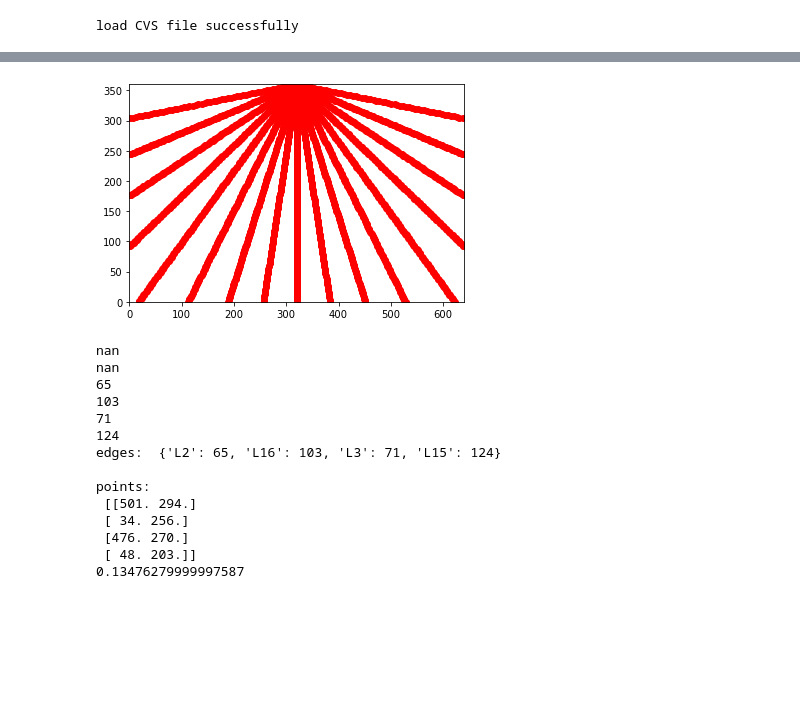
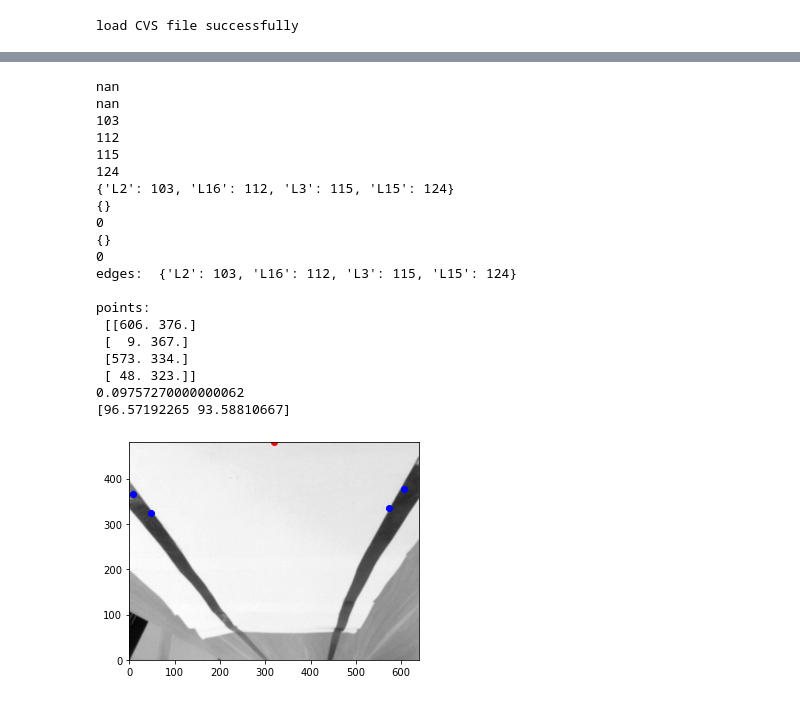
Before and after one commit to ChheangL/carCode, a Jupyter notebook: Demo.ipynb, the cells around one changed output, grey strips where cells are left out. Drawn from its saved outputs; the diff is of its cells as text; code cells hidden in the pictures; blank space fills up the shorter version.

```diff
--- a/Demo.ipynb
+++ b/Demo.ipynb
@@ -36,28 +49,44 @@ print(frame1.lines_frame['L1'][0])
 # %%
-plt.axis([0.0,640,0.0,360])
+plt.axis([0.0,640,0.0,480])
 for key in frame1.lines_frame.keys():
     plt.plot(frame1.lines_frame[key][:,0],frame1.lines_frame[key][:,1],'ro')
-# %% [output]
-[figure, removed]
-# %%
-starttime = ti.default_timer()
-angle = retrieve_angle(61,5,img,frame1)
-print(ti.default_timer()-starttime)
-# %% [output]
-nan
-nan
-65
-103
-71
-124
-edges:  {'L2': 65, 'L16': 103, 'L3': 71, 'L15': 124}
-
-points:
- [[501. 294.]
- [ 34. 256.]
- [476. 270.]
- [ 48. 203.]]
-0.13476279999997587
+# %%
+img = Image.open('img1.jpg')
+img = ImageOps.grayscale(img)
+img = img.filter(ImageFilter.GaussianBlur(1))
+starttime = ti.default_timer()
+angle = retrieve_angle(100,3,img,frame1)
+print(ti.default_timer()-starttime)
+print(angle[2])
+points = angle[0]
+plt.axis([0.0,640,0.0,480])
+gray()
+imshow(img)
+plt.plot(640/2,480,'ro')
+plt.plot(points[:,0],points[:,1],'bo')
+show()
+# %% [output]
+nan
+nan
+103
+112
+115
+124
+{'L2': 103, 'L16': 112, 'L3': 115, 'L15': 124}
+{}
+0
+{}
+0
+edges:  {'L2': 103, 'L16': 112, 'L3': 115, 'L15': 124}
+
+points:
+ [[606. 376.]
+ [  9. 367.]
+ [573. 334.]
+ [ 48. 323.]]
+0.09757270000000062
+[96.57192265 93.58810667]
+[figure, added]
 # %%
 print(angle[0])
 points = angle[0]
```
Also changed, not shown: parts of 12 cells of this notebook, 28 other files.
